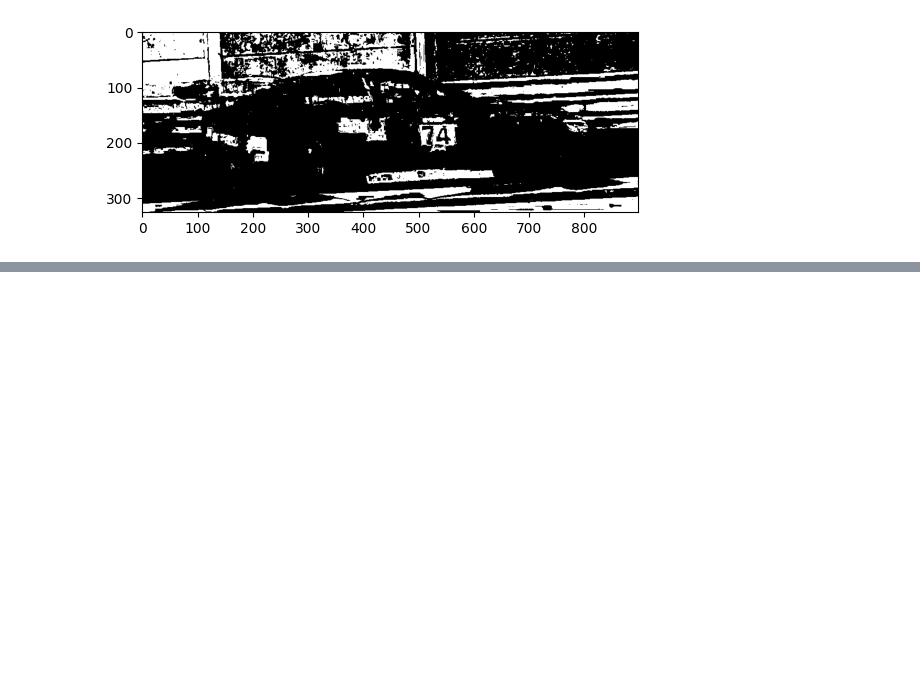
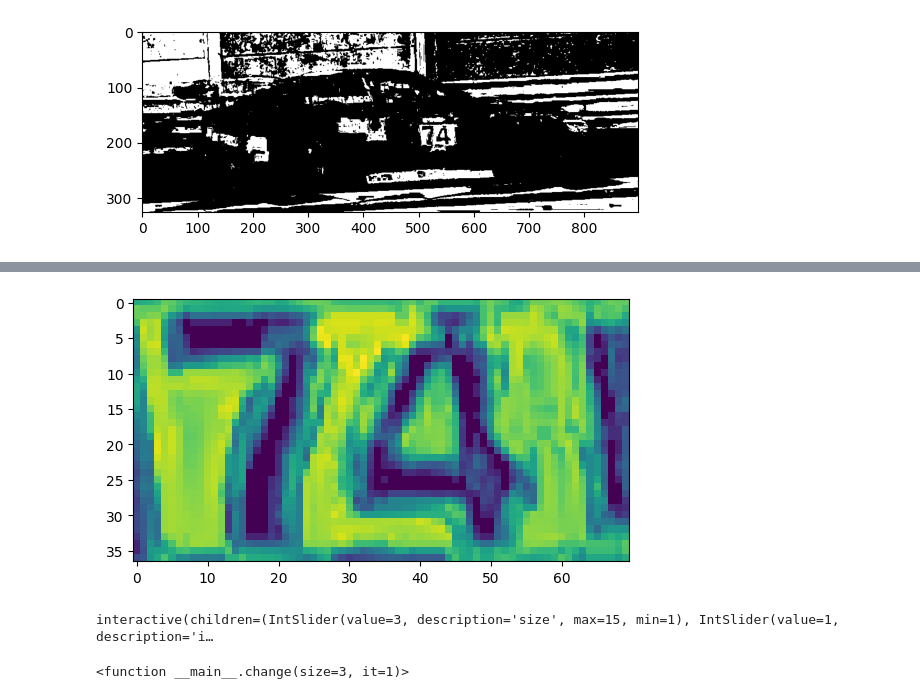
Before and after one commit to michelevantaggi02/riconoscimento_numeri, a Jupyter notebook: notebooks/adaptiveThreshold.ipynb, the cells around one changed output, grey strips where cells are left out. Drawn from its saved outputs; the diff is of its cells as text; code cells hidden in the pictures; blank space fills up the shorter version.

```diff
--- a/notebooks/adaptiveThreshold.ipynb
+++ b/notebooks/adaptiveThreshold.ipynb
@@ -130,0 +217,23 @@ interactive(children=(FloatSlider(value=0.0661, description='e', max=0.1, min=0.
+# %%
+plt.imshow(result)
+plt.show()
+
+def change(size = 3, it = 1):
+    kernel = np.ones((size, size), np.uint8)
+
+    eroded = cv2.erode(result, kernel, iterations=it)
+
+    dilated = cv2.dilate(result, kernel, iterations=it)
+
+    plt.imshow(eroded)
+    plt.show()
+    plt.imshow(dilated)
+    plt.show()
+
+    return eroded, dilated
+
+interact(change, size = IntSlider(value=3, min=1, max=15), it= IntSlider(value=1, min=1, max=4))
+# %% [output]
+[figure, added]
+interactive(children=(IntSlider(value=3, description='size', max=15, min=1), IntSlider(value=1, description='i…
+<function __main__.change(size=3, it=1)>
```
Also changed, not shown: parts of 16 cells of this notebook, 5 other files.
